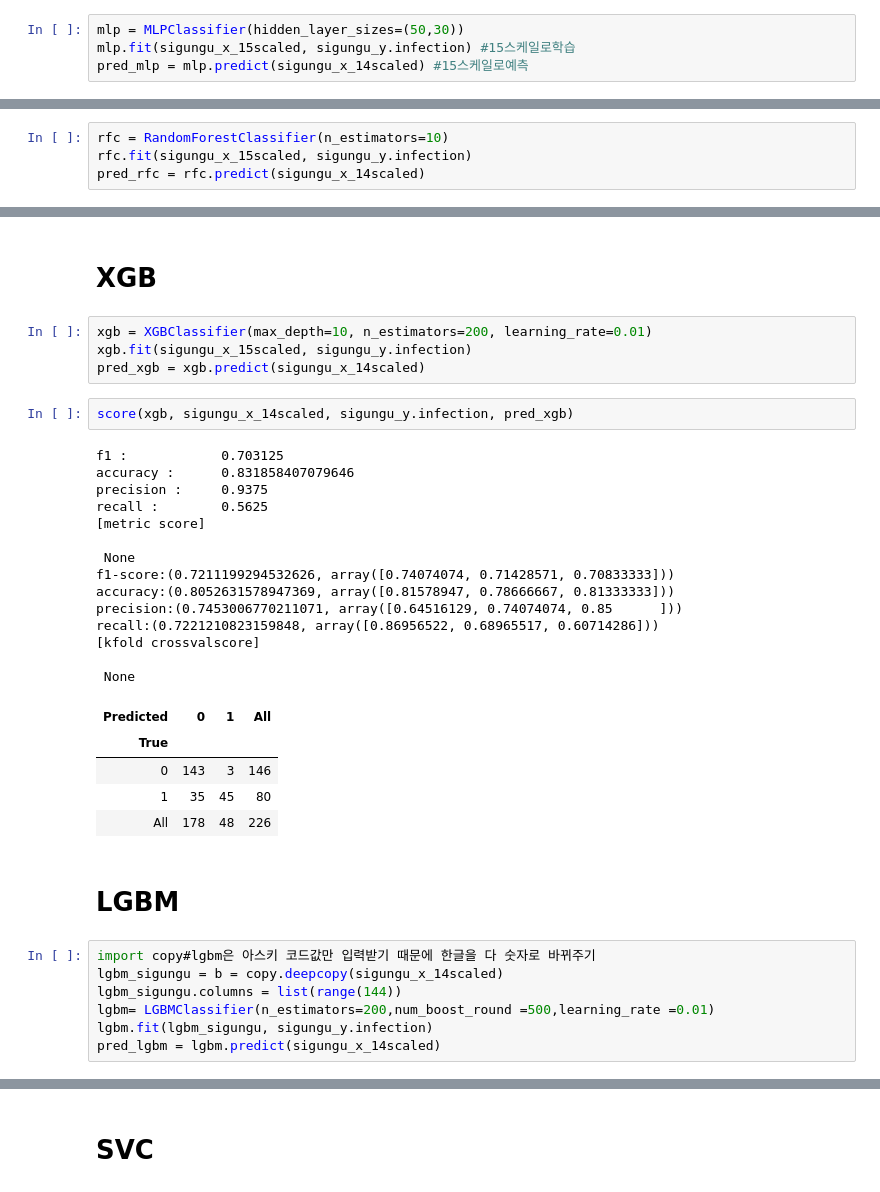
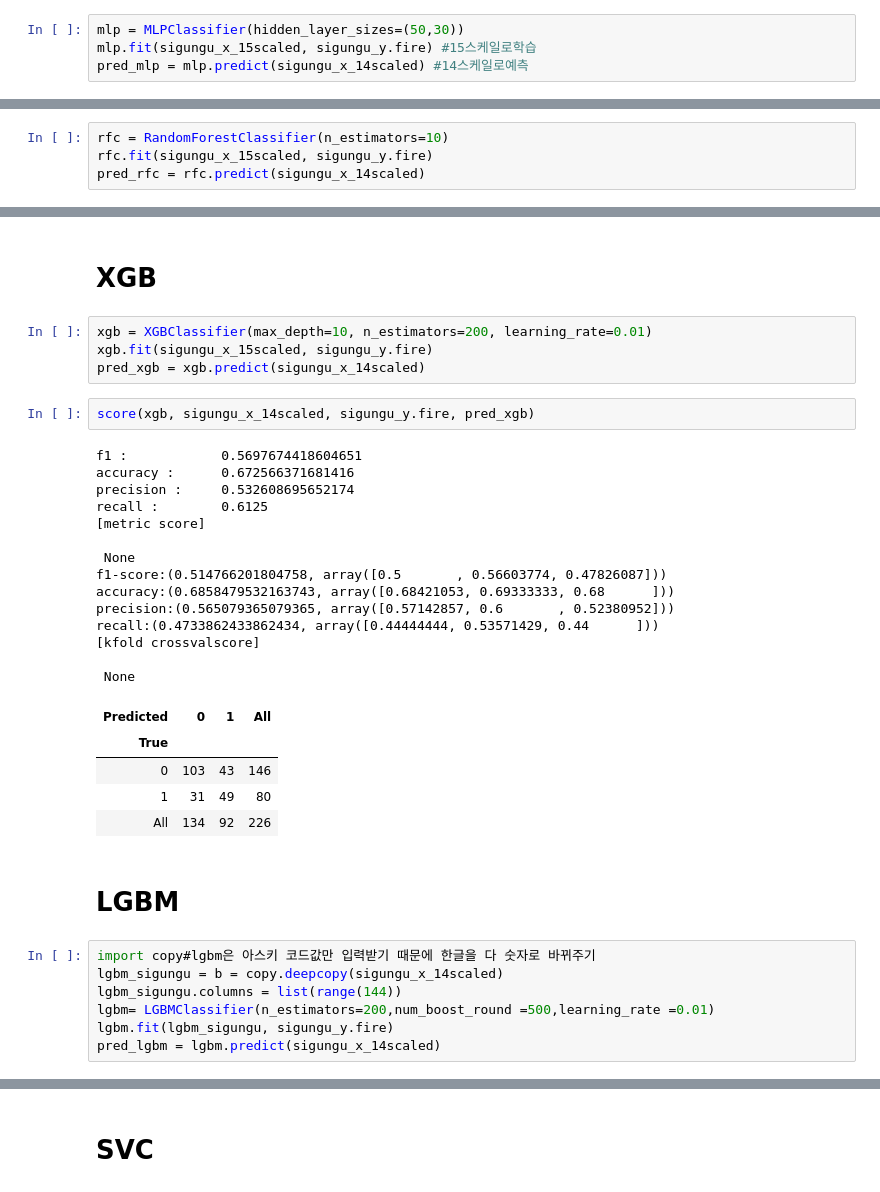
Before and after one commit to gloryle/ARTISTS, a Jupyter notebook: 1118_jy_2014예측_알고리즘선택_시군구_15학습14예측.ipynb, the cells around one changed output, grey strips where cells are left out. Saved outputs shown, nothing was run; the diff lists cells and outputs as text.

```diff
--- a/1118_jy_2014예측_알고리즘선택_시군구_15학습14예측.ipynb
+++ b/1118_jy_2014예측_알고리즘선택_시군구_15학습14예측.ipynb
@@ -121,6 +121,6 @@ import copy
 # model: MLP
 # %%
 mlp = MLPClassifier(hidden_layer_sizes=(50,30))
-mlp.fit(sigungu_x_15scaled, sigungu_y.infection) #15스케일로학습
-pred_mlp = mlp.predict(sigungu_x_14scaled) #15스케일로예측
+mlp.fit(sigungu_x_15scaled, sigungu_y.fire) #15스케일로학습
+pred_mlp = mlp.predict(sigungu_x_14scaled) #14스케일로예측
 # %%
@@ -149,6 +149,6 @@ recall:(0.6689155422288856, array([0.7826087 , 0.72413793, 0.5       ]))
 # RFC
 # %%
 rfc = RandomForestClassifier(n_estimators=10)
-rfc.fit(sigungu_x_15scaled, sigungu_y.infection)
+rfc.fit(sigungu_x_15scaled, sigungu_y.fire)
 pred_rfc = rfc.predict(sigungu_x_14scaled)
 # %%
@@ -177,30 +177,30 @@ recall:(0.5620582565859927, array([0.73913043, 0.48275862, 0.46428571]))
 # XGB
 # %%
 xgb = XGBClassifier(max_depth=10, n_estimators=200, learning_rate=0.01)
-xgb.fit(sigungu_x_15scaled, sigungu_y.infection)
+xgb.fit(sigungu_x_15scaled, sigungu_y.fire)
 pred_xgb = xgb.predict(sigungu_x_14scaled)
 # %%
-score(xgb, sigungu_x_14scaled, sigungu_y.infection, pred_xgb)
+score(xgb, sigungu_x_14scaled, sigungu_y.fire, pred_xgb)
 # %% [output]
-f1 :            0.703125
-accuracy :      0.831858407079646
-precision :     0.9375
-recall :        0.5625
+f1 :            0.5697674418604651
+accuracy :      0.672566371681416
+precision :     0.532608695652174
+recall :        0.6125
 [metric score]
 
  None
-f1-score:(0.7211199294532626, array([0.74074074, 0.71428571, 0.70833333]))
-accuracy:(0.8052631578947369, array([0.81578947, 0.78666667, 0.81333333]))
-precision:(0.7453006770211071, array([0.64516129, 0.74074074, 0.85      ]))
-recall:(0.7221210823159848, array([0.86956522, 0.68965517, 0.60714286]))
+f1-score:(0.514766201804758, array([0.5       , 0.56603774, 0.47826087]))
+accuracy:(0.6858479532163743, array([0.68421053, 0.69333333, 0.68      ]))
+precision:(0.565079365079365, array([0.57142857, 0.6       , 0.52380952]))
+recall:(0.4733862433862434, array([0.44444444, 0.53571429, 0.44      ]))
 [kfold crossvalscore]
 
  None
 | Predicted | 0 | 1 | All |
 | True |  |  |  |
-| 0 | 143 | 3 | 146 |
-| 1 | 35 | 45 | 80 |
-| All | 178 | 48 | 226 |
+| 0 | 103 | 43 | 146 |
+| 1 | 31 | 49 | 80 |
+| All | 134 | 92 | 226 |
 # %% [markdown]
 # LGBM
 # %%
@@ -208,6 +208,6 @@ import copy#lgbm은 아스키 코드값만 입력받기 때문에 한글을 다
 lgbm_sigungu = b = copy.deepcopy(sigungu_x_14scaled)
 lgbm_sigungu.columns = list(range(144))
 lgbm= LGBMClassifier(n_estimators=200,num_boost_round =500,learning_rate =0.01)
-lgbm.fit(lgbm_sigungu, sigungu_y.infection)
+lgbm.fit(lgbm_sigungu, sigungu_y.fire)
 pred_lgbm = lgbm.predict(sigungu_x_14scaled)
 # %%
```
Also changed, not shown: parts of 32 cells of this notebook.
